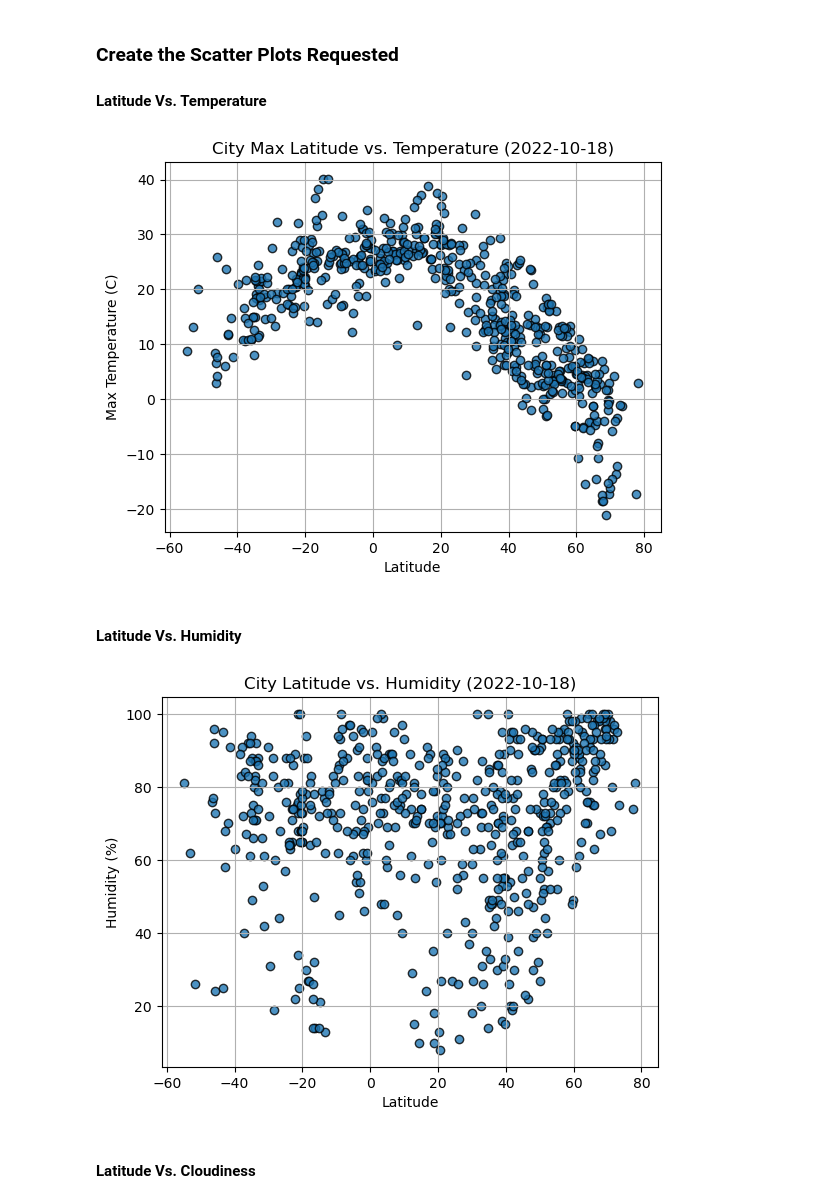
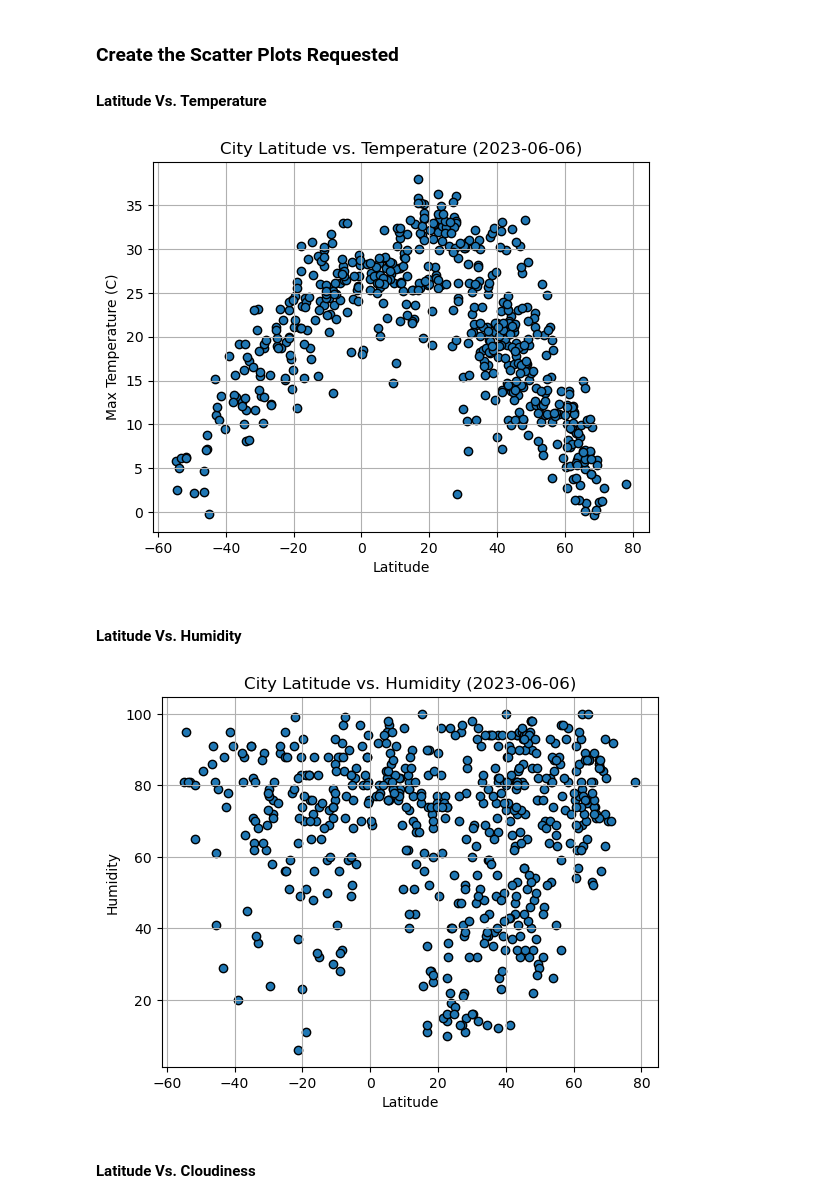
Before and after one commit to CharlesQuinn1/python-api-challenge, a Jupyter notebook: WeatherPy/WeatherPy.ipynb, the cells around one changed output. Drawn from its saved outputs; the diff is of its cells as text; code cells hidden in the pictures.

```diff
--- a/WeatherPy/WeatherPy.ipynb
+++ b/WeatherPy/WeatherPy.ipynb
@@ -189,26 +249,36 @@ city_data_df.head()
 #### Latitude Vs. Temperature
 # %%
 # Build scatter plot for latitude vs. temperature
-# YOUR CODE HERE
+local_time = time.strftime("%Y-%m-%d", time.localtime())
+fig, ax = plt.subplots()
+ax.scatter(data=city_data_df, x='Lat', y='Max Temp', edgecolors='black')
 
 # Incorporate the other graph properties
-# YOUR CODE HERE
+ax.set_ylabel('Max Temperature (C)')
+ax.set_xlabel('Latitude')
+ax.set_title(f'City Latitude vs. Temperature ({local_time})')
+ax.grid(visible=True)
+
 
 # Save the figure
 plt.savefig("output_data/Fig1.png")
 
 # Show plot
 plt.show()
 # %% [output]
-[figure, old version]
+[figure, new version]
 # %% [markdown]
 #### Latitude Vs. Humidity
 # %%
 # Build the scatter plots for latitude vs. humidity
-# YOUR CODE HERE
+fig, ax = plt.subplots()
+ax.scatter(data=city_data_df, x='Lat', y='Humidity', edgecolors='black')
 
 # Incorporate the other graph properties
-# YOUR CODE HERE
+ax.set_ylabel('Humidity')
+ax.set_xlabel('Latitude')
+ax.set_title(f'City Latitude vs. Humidity ({local_time})')
+ax.grid(visible=True)
 
 # Save the figure
 plt.savefig("output_data/Fig2.png")
@@ -216,7 +286,7 @@ plt.savefig("output_data/Fig2.png")
 # Show plot
 plt.show()
 # %% [output]
-[figure, old version]
+[figure, new version]
 # %% [markdown]
 #### Latitude Vs. Cloudiness
 # %%
```
Also changed, not shown: parts of 31 cells of this notebook, 11 other files.
